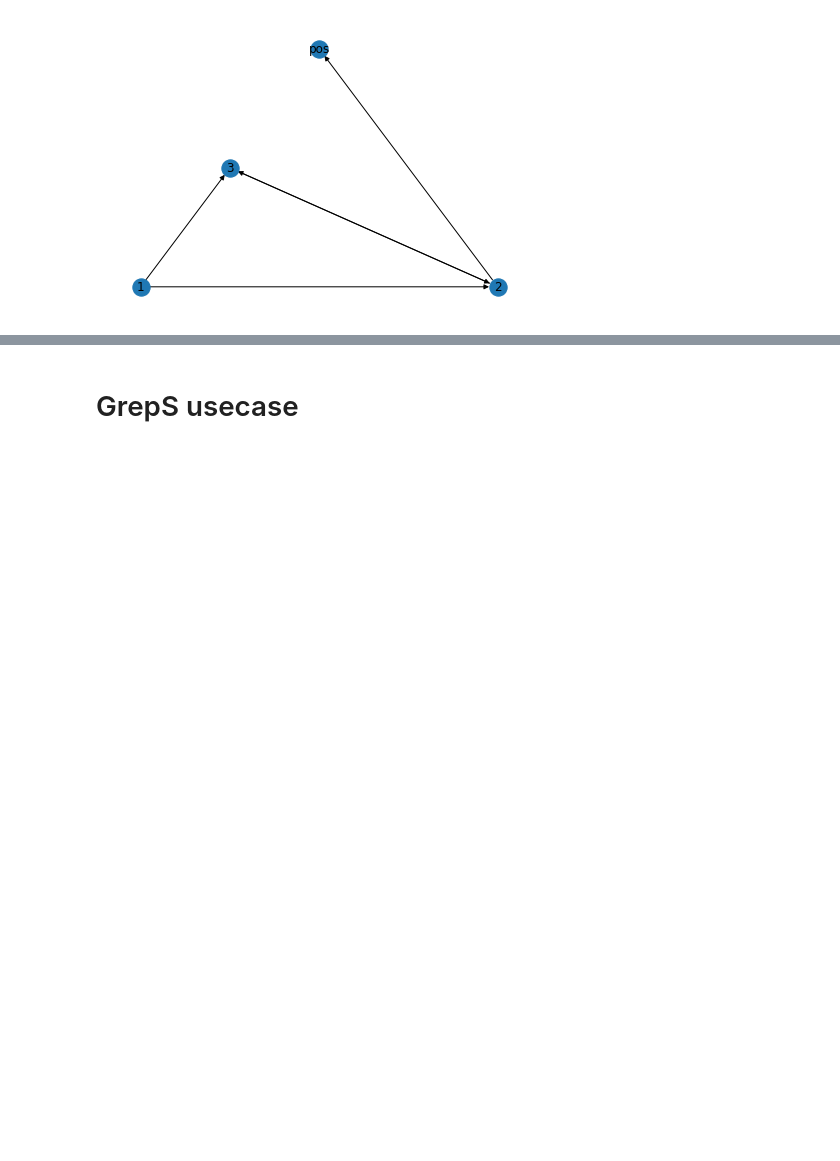
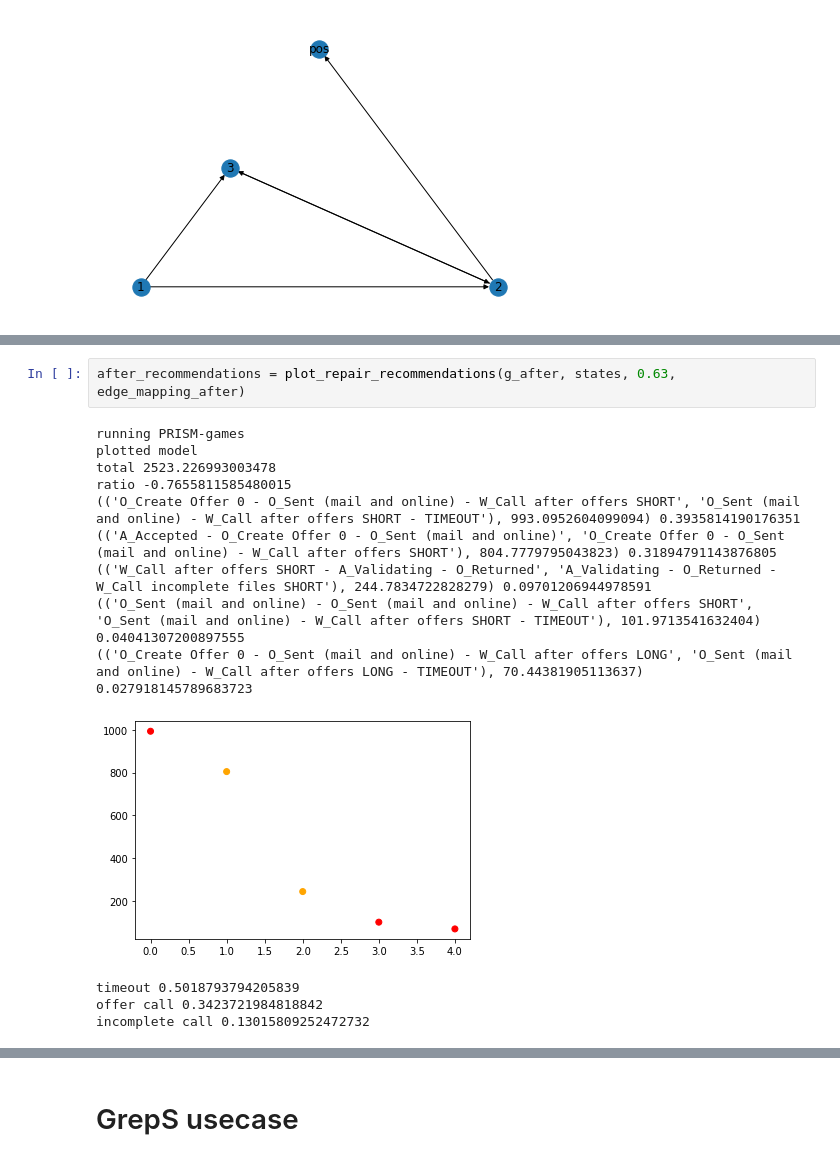
Before and after one commit to smartjourneymining/probabilistic_games, a Jupyter notebook: prob_games.ipynb, the cells around one changed output, grey strips where cells are left out. Drawn from its saved outputs; the diff is of its cells as text; blank space fills up the shorter version.

```diff
--- a/prob_games.ipynb
+++ b/prob_games.ipynb
@@ -1594,0 +1562,16 @@ Plotted before_strat.ps
+# %%
+after_recommendations = plot_repair_recommendations(g_after, states, 0.63, edge_mapping_after)
+# %% [output]
+running PRISM-games
+plotted model
+total 2523.226993003478
+ratio -0.7655811585480015
+(('O_Create Offer 0 - O_Sent (mail and online) - W_Call after offers SHORT', 'O_Sent (mail and online) - W_Call after offers SHORT - TIMEOUT'), 993.0952604099094) 0.3935814190176351
+(('A_Accepted - O_Create Offer 0 - O_Sent (mail and online)', 'O_Create Offer 0 - O_Sent (mail and online) - W_Call after offers SHORT'), 804.7779795043823) 0.31894791143876805
+(('W_Call after offers SHORT - A_Validating - O_Returned', 'A_Validating - O_Returned - W_Call incomplete files SHORT'), 244.7834722828279) 0.09701206944978591
+(('O_Sent (mail and online) - O_Sent (mail and online) - W_Call after offers SHORT', 'O_Sent (mail and online) - W_Call after offers SHORT - TIMEOUT'), 101.9713541632404) 0.04041307200897555
+(('O_Create Offer 0 - O_Sent (mail and online) - W_Call after offers LONG', 'O_Sent (mail and online) - W_Call after offers LONG - TIMEOUT'), 70.44381905113637) 0.027918145789683723
+[figure, added]
+timeout 0.5018793794205839
+offer call 0.3423721984818842
+incomplete call 0.13015809252472732
```
Also changed, not shown: parts of 23 cells of this notebook.
